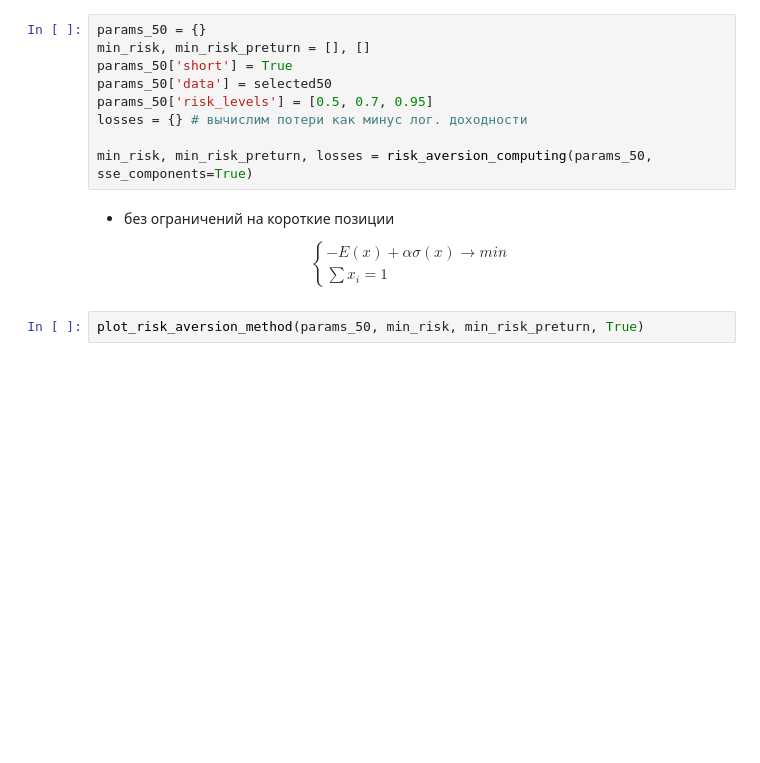
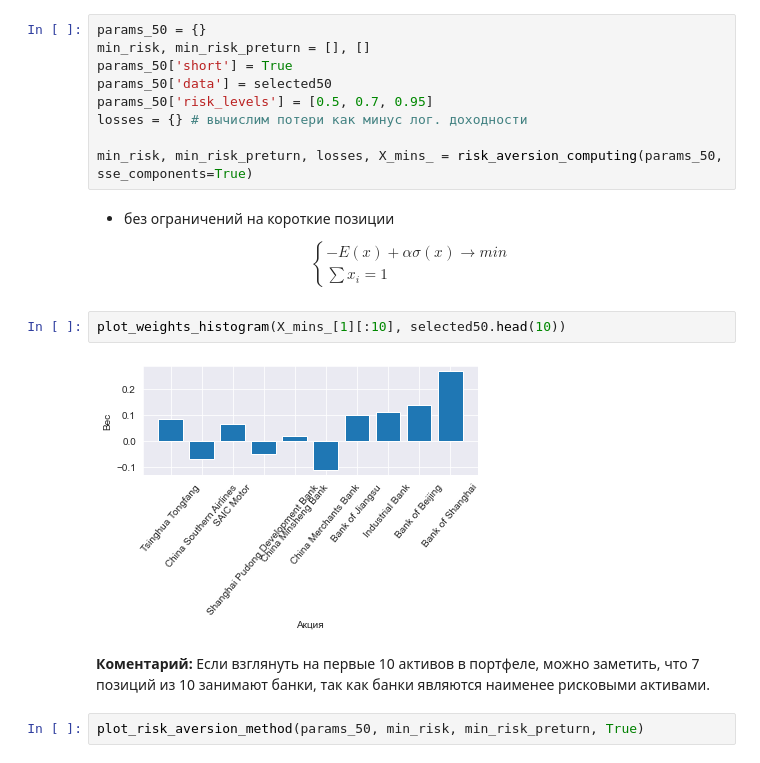
Before and after one commit to CodeSopranos/lab-2-financial-operations, a Jupyter notebook: report.ipynb, the cells around one changed output. Saved outputs shown, nothing was run; the diff lists cells and outputs as text; blank space fills up the shorter version.

```diff
--- a/report.ipynb
+++ b/report.ipynb
@@ -486,11 +488,17 @@ params_50['data'] = selected50
 params_50['risk_levels'] = [0.5, 0.7, 0.95]
 losses = {} # вычислим потери как минус лог. доходности
 
-min_risk, min_risk_preturn, losses = risk_aversion_computing(params_50, sse_components=True)
+min_risk, min_risk_preturn, losses, X_mins_ = risk_aversion_computing(params_50, sse_components=True)
 # %% [markdown]
  - без ограничений на короткие позиции
 
 $$ \begin{cases} -E(x) + \alpha\sigma(x) \rightarrow  min \\ \sum x_i = 1 \end{cases} $$
+# %%
+plot_weights_histogram(X_mins_[1][:10], selected50.head(10))
+# %% [output]
+[figure, added]
+# %% [markdown]
+**Коментарий:** Если взглянуть на первые 10 активов в портфеле, можно заметить, что 7 позиций из 10 занимают банки, так как банки являются наименее рисковыми активами.
 # %%
 plot_risk_aversion_method(params_50, min_risk, min_risk_preturn, True)
 # %% [output]
```
Also changed, not shown: parts of 22 cells of this notebook.
